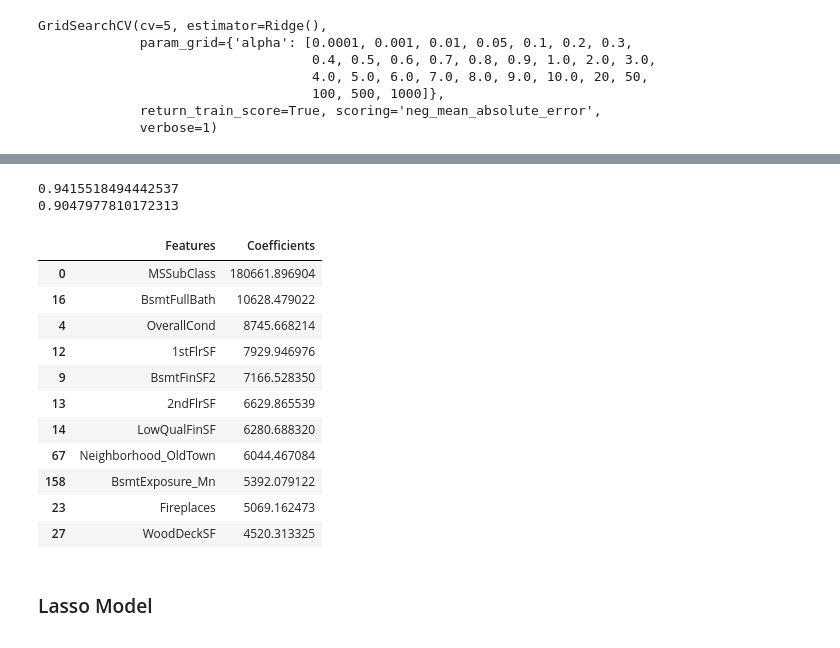
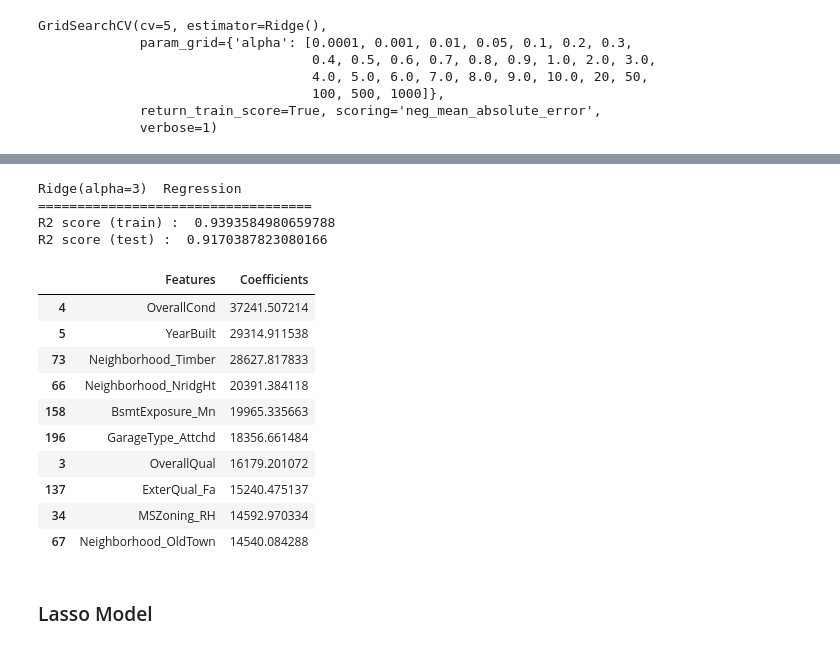
Before and after one commit to Sudeep-KS/-AdvancedRegression-HousePricing, a Jupyter notebook: Advance_Regression_Assignment.ipynb, the cells around one changed output, grey strips where cells are left out. Cells and saved outputs as stored; diff of their text form; code cells hidden in the pictures.

```diff
--- a/Advance_Regression_Assignment.ipynb
+++ b/Advance_Regression_Assignment.ipynb
@@ -506,0 +532,8 @@ X_train, X_test, y_train, y_test = train_test_split(X, y, train_size=0.7,test_si
+# %%
+#Scaling using MinMax
+from sklearn.preprocessing import MinMaxScaler
+scaler=MinMaxScaler()
+# %%
+X_train[num_vars]=scaler.fit_transform(X_train[num_vars])
+X_test[num_vars] = scaler.transform(X_test[num_vars])
+X_train.describe()
@@ -586,7 +678,7 @@ params = {'alpha': [0.0001, 0.001, 0.01, 0.05, 0.1, 0.2, 0.3, 0.4, 0.5, 0.6, 0.7
 ridge = Ridge()
 folds = 5
 model_cv = GridSearchCV(estimator = ridge, param_grid = params, scoring= 'neg_mean_absolute_error', cv = folds, return_train_score=True, verbose = 1)
-model_cv.fit(X_train_final, y_train)
+model_cv.fit(X_train, y_train)
 # %% [output]
 Fitting 5 folds for each of 28 candidates, totalling 140 fits
 GridSearchCV(cv=5, estimator=Ridge(),
@@ -629,6 +708,6 @@ plt.show()
 # %%
 # Ridge regression:
-ridge = Ridge(alpha=100)
+ridge = Ridge(alpha=3)
 ridge.fit(X_train, y_train)
 ridge.coef_
 # %% [output]
@@ -652,32 +731,40 @@ array([-2.37115388e+03,  1.69285318e+03,  2.71471274e+03,  8.74566821e+03,
 # %%
 # predict
 y_train_pred = ridge.predict(X_train)
-print(metrics.r2_score(y_true=y_train, y_pred=y_train_pred))
+print(ridge," Regression")
+print("===================================")
+print('R2 score (train) : ',metrics.r2_score(y_true=y_train, y_pred=y_train_pred))
 y_test_pred = ridge.predict(X_test)
-print(metrics.r2_score(y_true=y_test, y_pred=y_test_pred))
+print('R2 score (test) : ',metrics.r2_score(y_true=y_test, y_pred=y_test_pred))
+ridge_model = []
+r2_train = metrics.r2_score(y_true=y_train, y_pred=y_train_pred)
+ridge_model.append(r2_train)
+r2_test =  r2_score(y_test, y_pred_test)
+ridge_model.append(r2_test)
 # %% [output]
-0.9415518494442537
-0.9047977810172313
+Ridge(alpha=3)  Regression
+===================================
+R2 score (train) :  0.9393584980659788
+R2 score (test) :  0.9170387823080166
 # %%
 ridge_params = list(ridge.coef_)
 ridge_params.insert(0,ridge.intercept_)
 cols = X_train.columns
 ridge_coef = pd.DataFrame(list(zip(cols,ridge_params)))
 ridge_coef.columns = ['Features','Coefficients']
-ridge_coef.sort_values(by='Coefficients',ascending=False).head(11)
+ridge_coef.sort_values(by='Coefficients',ascending=False).head(10)
 # %% [output]
 |  | Features | Coefficients |
-| 0 | MSSubClass | 180661.896904 |
-| 16 | BsmtFullBath | 10628.479022 |
-| 4 | OverallCond | 8745.668214 |
-| 12 | 1stFlrSF | 7929.946976 |
-| 9 | BsmtFinSF2 | 7166.528350 |
-| 13 | 2ndFlrSF | 6629.865539 |
-| 14 | LowQualFinSF | 6280.688320 |
-| 67 | Neighborhood_OldTown | 6044.467084 |
-| 158 | BsmtExposure_Mn | 5392.079122 |
-| 23 | Fireplaces | 5069.162473 |
-| 27 | WoodDeckSF | 4520.313325 |
+| 4 | OverallCond | 37241.507214 |
+| 5 | YearBuilt | 29314.911538 |
+| 73 | Neighborhood_Timber | 28627.817833 |
+| 66 | Neighborhood_NridgHt | 20391.384118 |
+| 158 | BsmtExposure_Mn | 19965.335663 |
+| 196 | GarageType_Attchd | 18356.661484 |
+| 3 | OverallQual | 16179.201072 |
+| 137 | ExterQual_Fa | 15240.475137 |
+| 34 | MSZoning_RH | 14592.970334 |
+| 67 | Neighborhood_OldTown | 14540.084288 |
 # %% [markdown]
 ### Lasso Model
 # %%
```
Also changed, not shown: parts of 60 cells of this notebook.
